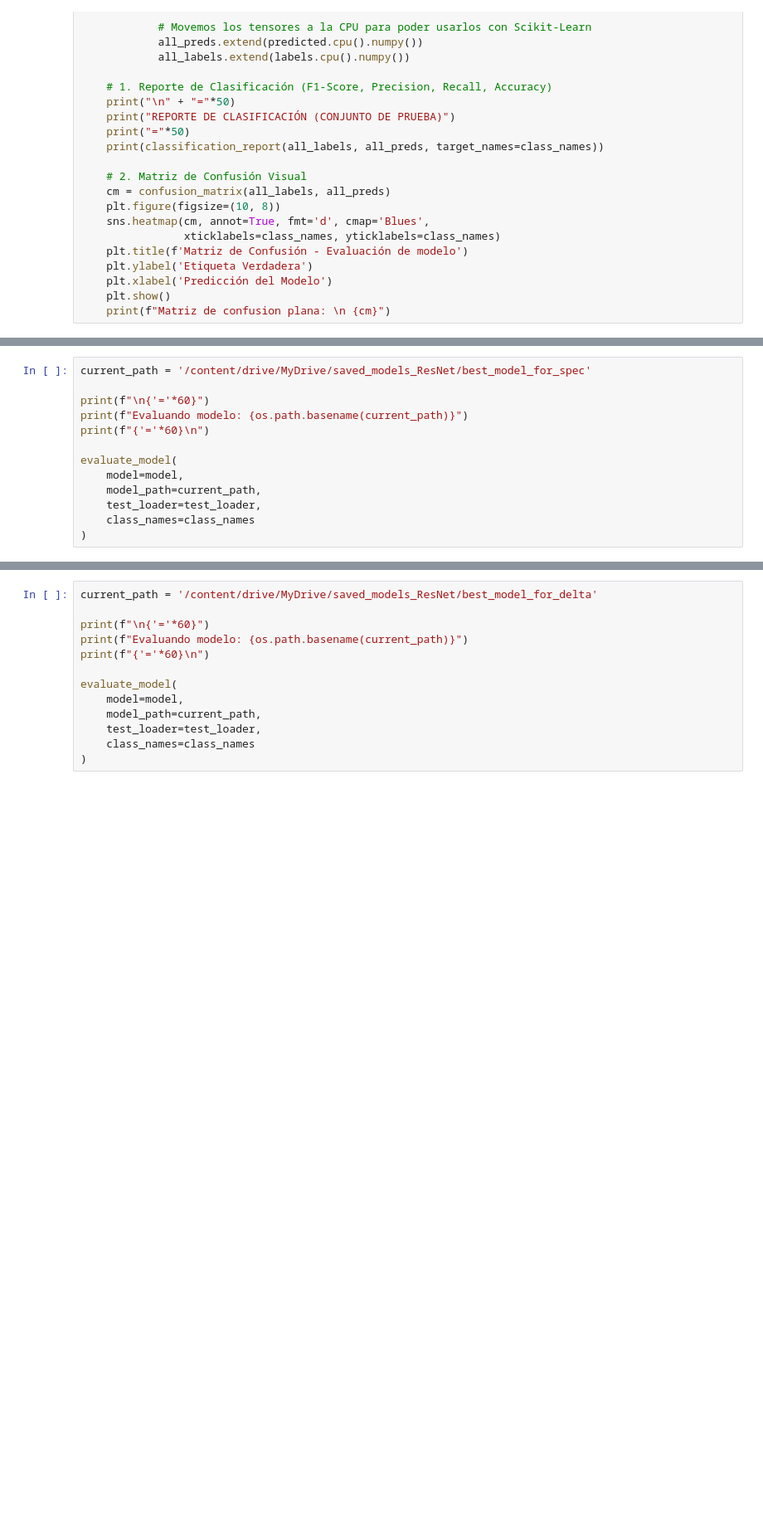
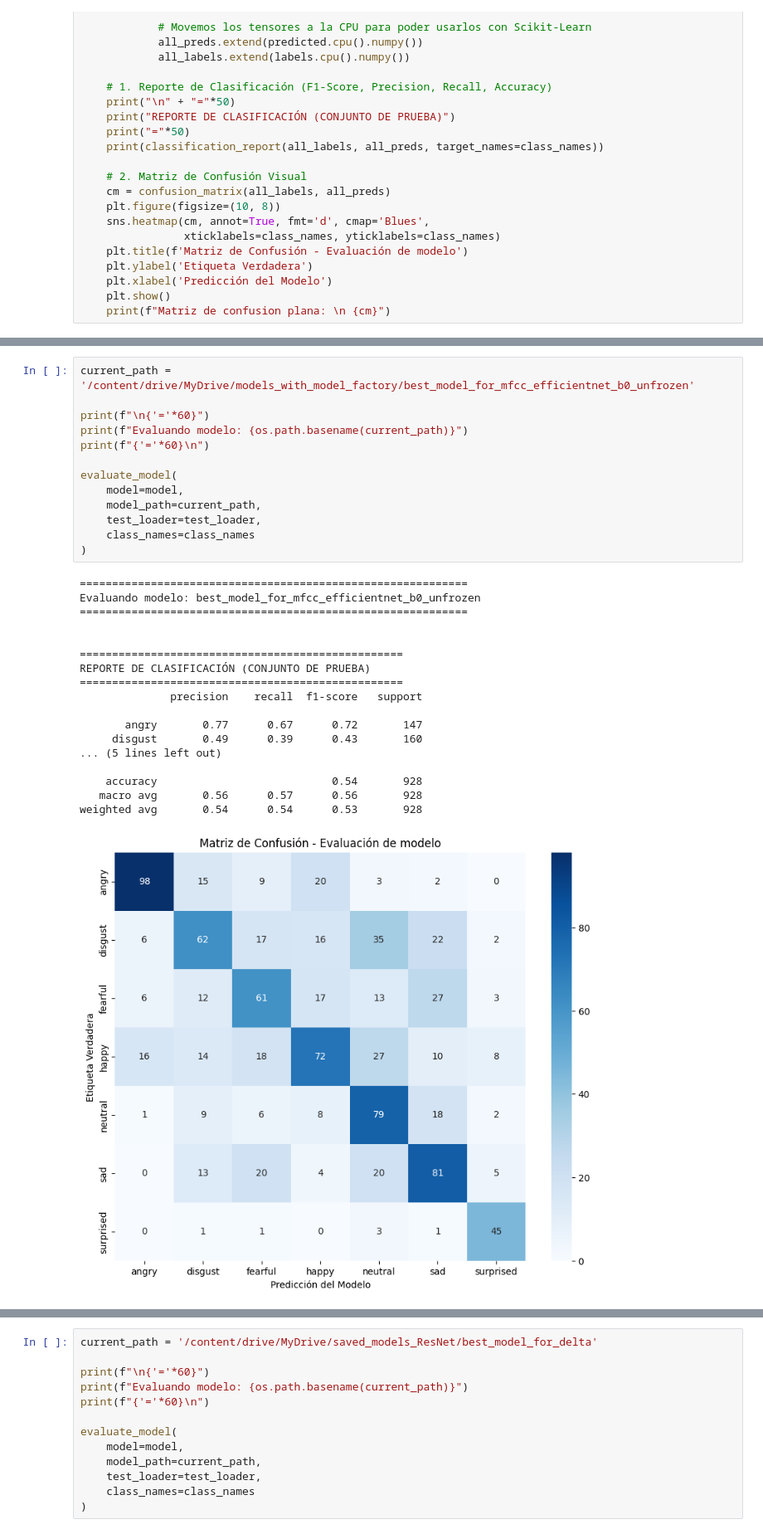
Before and after one commit to AcSsalazar/the-color-of-emotions, a Jupyter notebook: Notebooks/5.2-model-training-with-agumentation.ipynb, the cells around one changed output, grey strips where cells are left out. Shown at 83% size. Cells and saved outputs as stored; diff of their text form; blank space fills up the shorter version.

```diff
--- a/Notebooks/5.2-model-training-with-agumentation.ipynb
+++ b/Notebooks/5.2-model-training-with-agumentation.ipynb
@@ -370,13 +593,32 @@ Matriz de confusion plana:
 # %%
-current_path = '/content/drive/MyDrive/saved_models_ResNet/best_model_for_spec'
+current_path = '/content/drive/MyDrive/models_with_model_factory/best_model_for_mfcc_efficientnet_b0_unfrozen'
 
 print(f"\n{'='*60}")
 print(f"Evaluando modelo: {os.path.basename(current_path)}")
 print(f"{'='*60}\n")
 
 evaluate_model(
     model=model,
     model_path=current_path,
     test_loader=test_loader,
     class_names=class_names
 )
+# %% [output]
+============================================================
+Evaluando modelo: best_model_for_mfcc_efficientnet_b0_unfrozen
+============================================================
+
+
+==================================================
+REPORTE DE CLASIFICACIÓN (CONJUNTO DE PRUEBA)
+==================================================
+              precision    recall  f1-score   support
+
+       angry       0.77      0.67      0.72       147
+     disgust       0.49      0.39      0.43       160
+... (5 lines left out)
+
+    accuracy                           0.54       928
+   macro avg       0.56      0.57      0.56       928
+weighted avg       0.54      0.54      0.53       928
+[figure, added]
```
Also changed, not shown: parts of 12 cells of this notebook.
